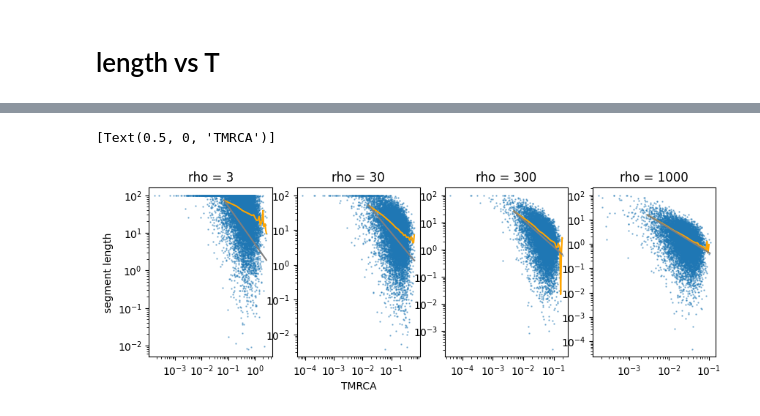
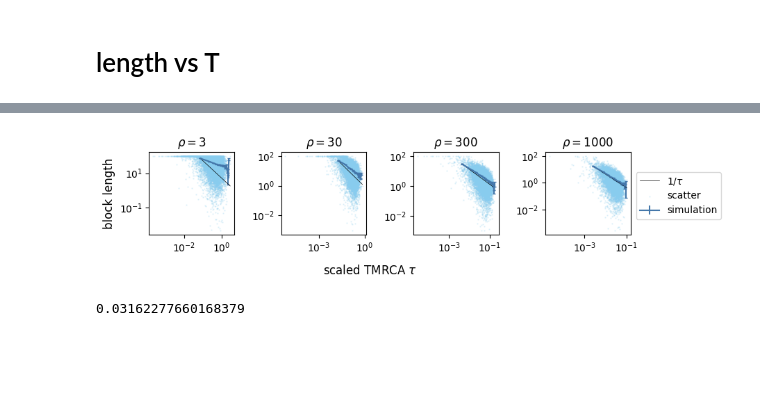
Before and after one commit to weissmanlab/Recombination_MRCA, a Jupyter notebook: TMRCA.ipynb, the cells around one changed output, grey strips where cells are left out. Cells and saved outputs as stored; diff of their text form; code cells hidden in the pictures; blank space fills up the shorter version.

```diff
--- a/TMRCA.ipynb
+++ b/TMRCA.ipynb
@@ -1,6 +1,6 @@
 # %%
 # discrete simulation?
-discrete_sim = True
+discrete_sim = False
 # what to plot
 dist_stat = "dist"#"stat"#
 # %% [markdown]
@@ -590,22 +608,57 @@ for sample_size in sample_size_s[:1]:
 # %%
-import matplotlib.pyplot as plt
+color_s = np.array([
+    [187, 187, 187],
+    [68, 119, 170], [153, 153, 51], [17, 119, 51], [170, 51, 119],
+    [204, 102, 119], [68, 170, 153], [221, 204, 119], [136, 204, 238]]) / 255
 
-fig, ax_s = plt.subplots(1, len(new_recomb_rate_s), figsize = (10, 3))
+def load_as_list(zipname, allow_pickle = False):
+  return([np.load(zipname, allow_pickle = allow_pickle)[array_name]
+          for array_name in np.load(zipname, allow_pickle = allow_pickle).files])
+
+new_recomb_rate_s, temp_mrca_time_s, segment_len_s = load_as_list(
+  subdirectory + "len.npz")
+
+fig, ax_s = plt.subplots(1, len(new_recomb_rate_s), figsize = (8, 2))
 for recomb_rate_idx, recomb_rate in enumerate(new_recomb_rate_s):
   temp_mrca_time = temp_mrca_time_s[recomb_rate_idx]
   segment_len = segment_len_s[recomb_rate_idx]
-  ax_s[recomb_rate_idx].scatter(temp_mrca_time, segment_len, s = 0.5,alpha=0.5);
+  ax_s[recomb_rate_idx].scatter(
+    temp_mrca_time, segment_len, s = 0.5, color = color_s[-1], alpha=0.2);
+
   bins = np.linspace(np.min(temp_mrca_time), np.max(temp_mrca_time), 21)
   bin_centers = 0.5 * (bins[:-1] + bins[1:])
   bin_indices = np.digitize(temp_mrca_time, bins) - 1
-  means = np.array([segment_len[bin_indices == i].mean() if np.any(bin_indices == i) else np.nan
+  mean = np.array(
+    [np.mean(segment_len[bin_indices == i]) if len(segment_len[bin_indices == i])>1 else np.nan
                     for i in range(len(bins)-1)])
-  ax_s[recomb_rate_idx].plot(bin_centers, means, color = "orange")
-  ax_s[recomb_rate_idx].plot(bin_centers, means[0]*bin_centers[0]/bin_centers, color = "gray")
+  sem = np.array(
+    [sp.stats.sem(segment_len[bin_indices == i]) if len(segment_len[bin_indices == i])>1 else np.nan
+                  for i in range(len(bins)-1)])
+  ax_s[recomb_rate_idx].errorbar(bin_centers, mean, sem, color = color_s[1], capsize = 1.5)
+  ax_s[recomb_rate_idx].plot(bin_centers, mean[0]*bin_centers[0]/bin_centers, color = "black", lw = 0.5)
   ax_s[recomb_rate_idx].set(xscale = "log", yscale = "log", )
-  ax_s[recomb_rate_idx].set(title = f"rho = {recomb_rate*sequence_length*population_size:n}")
-ax_s[0].set(ylabel = "segment length")
-ax_s[1].set(xlabel = "TMRCA")
+  ax_s[recomb_rate_idx].set(title = r"$\rho = $"+f"{recomb_rate*sequence_length*population_size:n}")
+ax_s[0].set_ylabel("block length", fontsize = 12)
+
+ax_s[0].plot([],[], color = "black", lw = 0.5, label = r"$1/\tau$")
+ax_s[0].scatter([], [], s = 0.5, color = color_s[-1], alpha=0.2, label = "scatter")
+ax_s[0].errorbar([],[],[], color = color_s[1], capsize = 1.5, label = "simulation")
+fig.legend(bbox_to_anchor=(1.14, 0.7))
+
+fig.text(0.5, 0,
+          r"scaled TMRCA $\tau$",
+          ha = "center", va="top",fontsize = 12);
+
+fig.tight_layout()
+fig.savefig('figs/len.pdf', bbox_inches = 'tight')
+
+# ax_s[0].set(xlim = (10**-1.5, 10**0.5),ylim = (10**-0.5, 10**2))
+# ax_s[1].set(xlim = (10**-2, 10**0),ylim = (10**-0.75, 10**2))
+# ax_s[2].set(xlim = (10**-2.5, 10**-0.25),ylim = (10**-1, 10**2))
+# ax_s[3].set(xlim = (10**-3, 10**-0.6),ylim = (10**-1, 10**2))
 # %% [output]
-[Text(0.5, 0, 'TMRCA')]
-[figure, old version]
+[figure, new version]
+# %%
+10**-1.5
+# %% [output]
+0.03162277660168379
```
Also changed, not shown: parts of 5 cells of this notebook.
